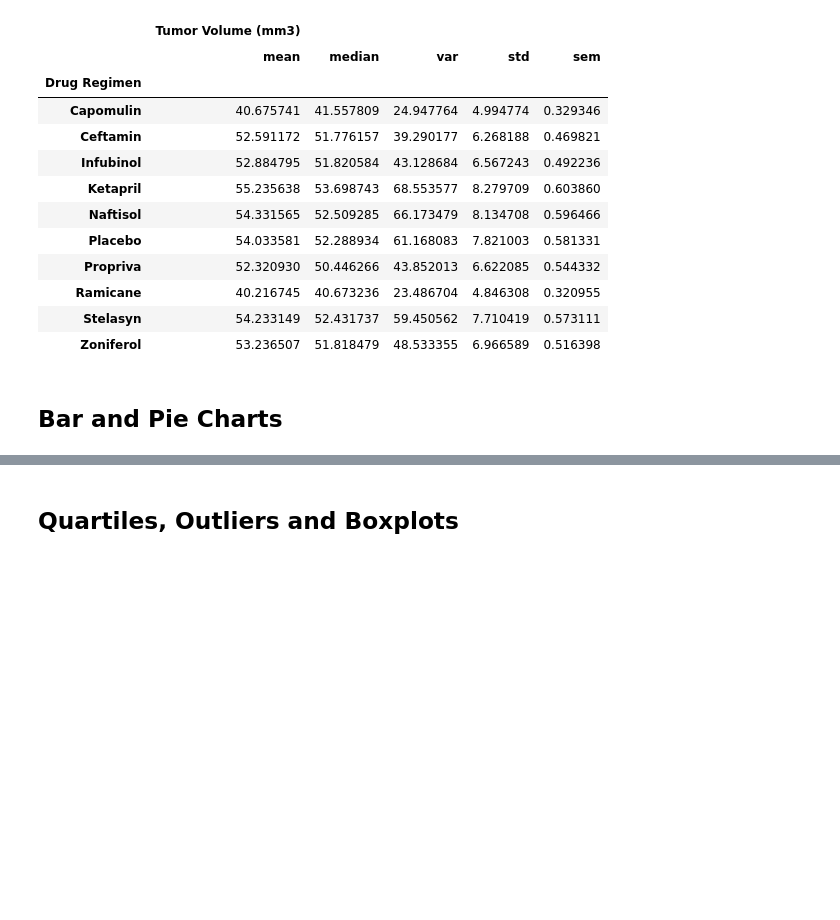
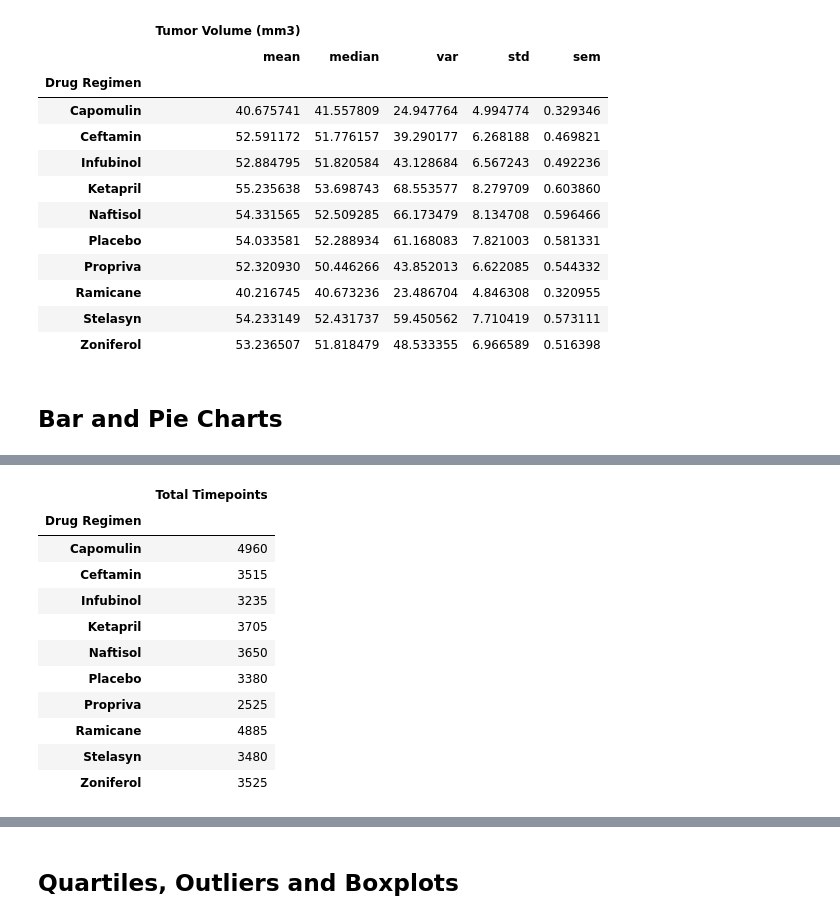
Before and after one commit to juliemcbaker/pymaceuticals, a Jupyter notebook: pymaceuticals_BAKER.ipynb, the cells around one changed output, grey strips where cells are left out. Drawn from its saved outputs; the diff is of its cells as text; code cells hidden in the pictures; blank space fills up the shorter version.

```diff
--- a/pymaceuticals_BAKER.ipynb
+++ b/pymaceuticals_BAKER.ipynb
@@ -265,0 +298,17 @@ summary1_df
+# %%
+# removing duplicate column
+plot1_df = plot1_df.drop(columns='duplicates')
+plot1_df
+# %% [output]
+|  | Total Timepoints |
+| Drug Regimen |  |
+| Capomulin | 4960 |
+| Ceftamin | 3515 |
+| Infubinol | 3235 |
+| Ketapril | 3705 |
+| Naftisol | 3650 |
+| Placebo | 3380 |
+| Propriva | 2525 |
+| Ramicane | 4885 |
+| Stelasyn | 3480 |
+| Zoniferol | 3525 |
```
Also changed, not shown: parts of 21 cells of this notebook.
